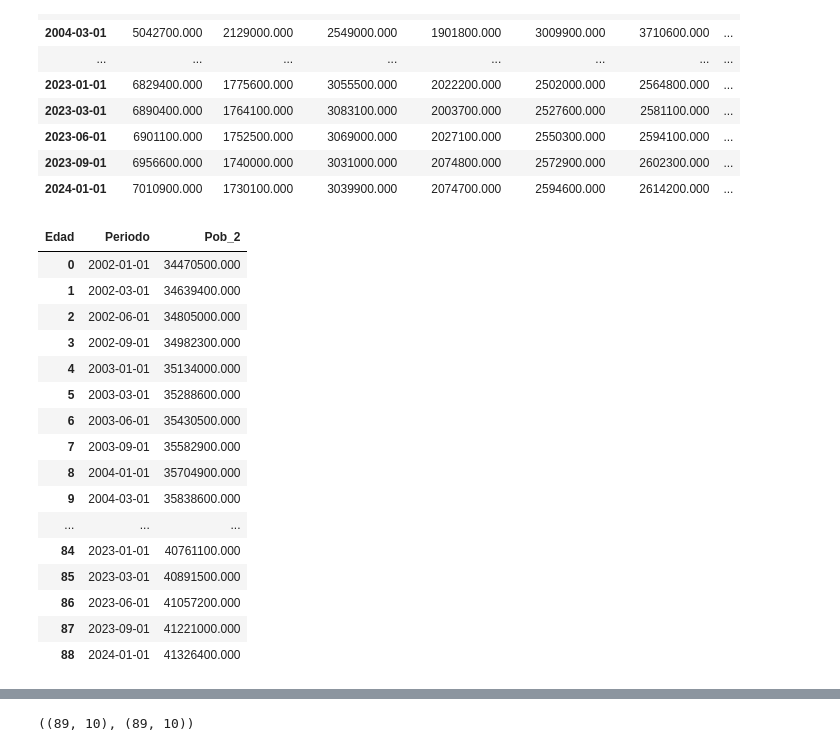
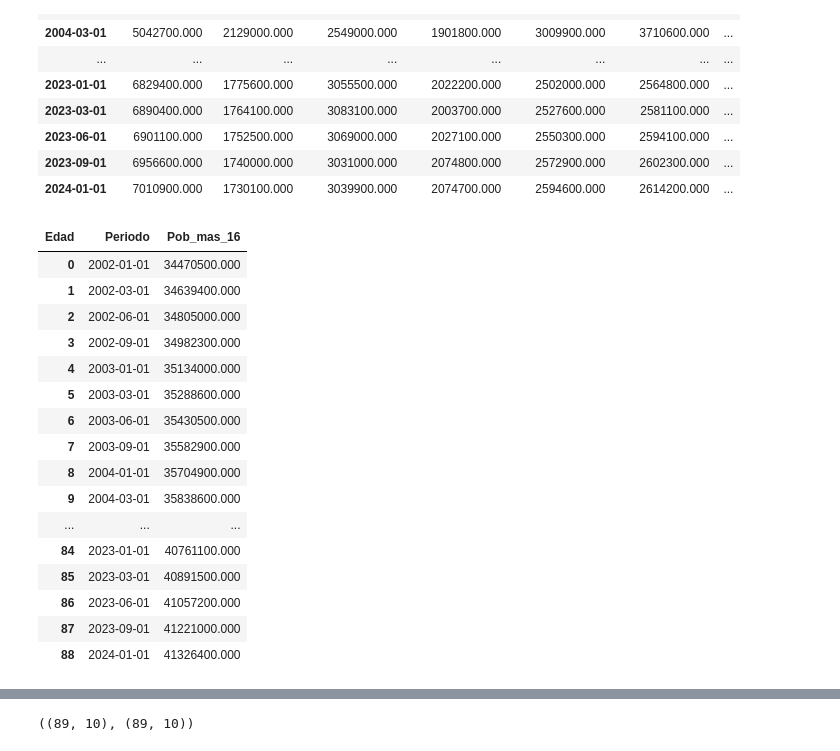
Before and after one commit to Gbau11/Empleo-Espa-a, a Jupyter notebook: code/paro_actividad.ipynb, the cells around one changed output, grey strips where cells are left out. Saved outputs shown, nothing was run; the diff lists cells and outputs as text; code cells hidden in the pictures.

```diff
--- a/code/paro_actividad.ipynb
+++ b/code/paro_actividad.ipynb
@@ -1300,12 +1300,12 @@ nuevo_pob
 # %%
 nuevo_pob = nuevo_pob.reset_index()
 # %%
-nuevo_pob['Pob_2'] = nuevo_pob.drop(['De 0 a 4 años', 'De 5 a 9 años', 'De 10 a 15 años', 'Periodo', 'Total'], axis=1).sum(axis=1)
+nuevo_pob['Pob_mas_16'] = nuevo_pob.drop(['De 0 a 4 años', 'De 5 a 9 años', 'De 10 a 15 años', 'Periodo', 'Total'], axis=1).sum(axis=1)
 # %%
-nuevo_pob = nuevo_pob[['Periodo','Pob_2']]
+nuevo_pob = nuevo_pob[['Periodo','Pob_mas_16']]
 nuevo_pob
 # %% [output]
-| Edad | Periodo | Pob_2 |
+| Edad | Periodo | Pob_mas_16 |
 | 0 | 2002-01-01 | 34470500.000 |
 | 1 | 2002-03-01 | 34639400.000 |
 | 2 | 2002-06-01 | 34805000.000 |
```
Also changed, not shown: parts of 11 cells of this notebook, 1 other file.
